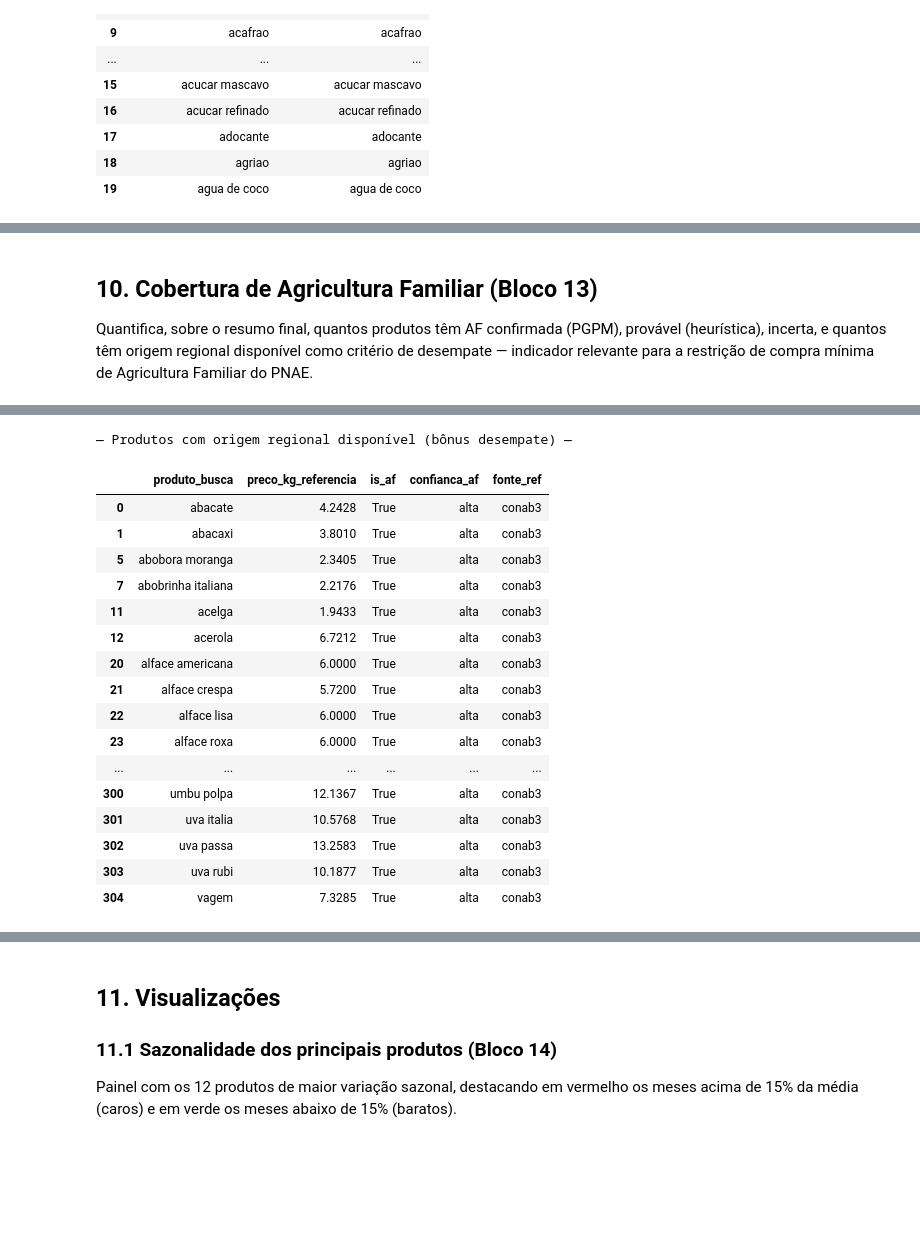
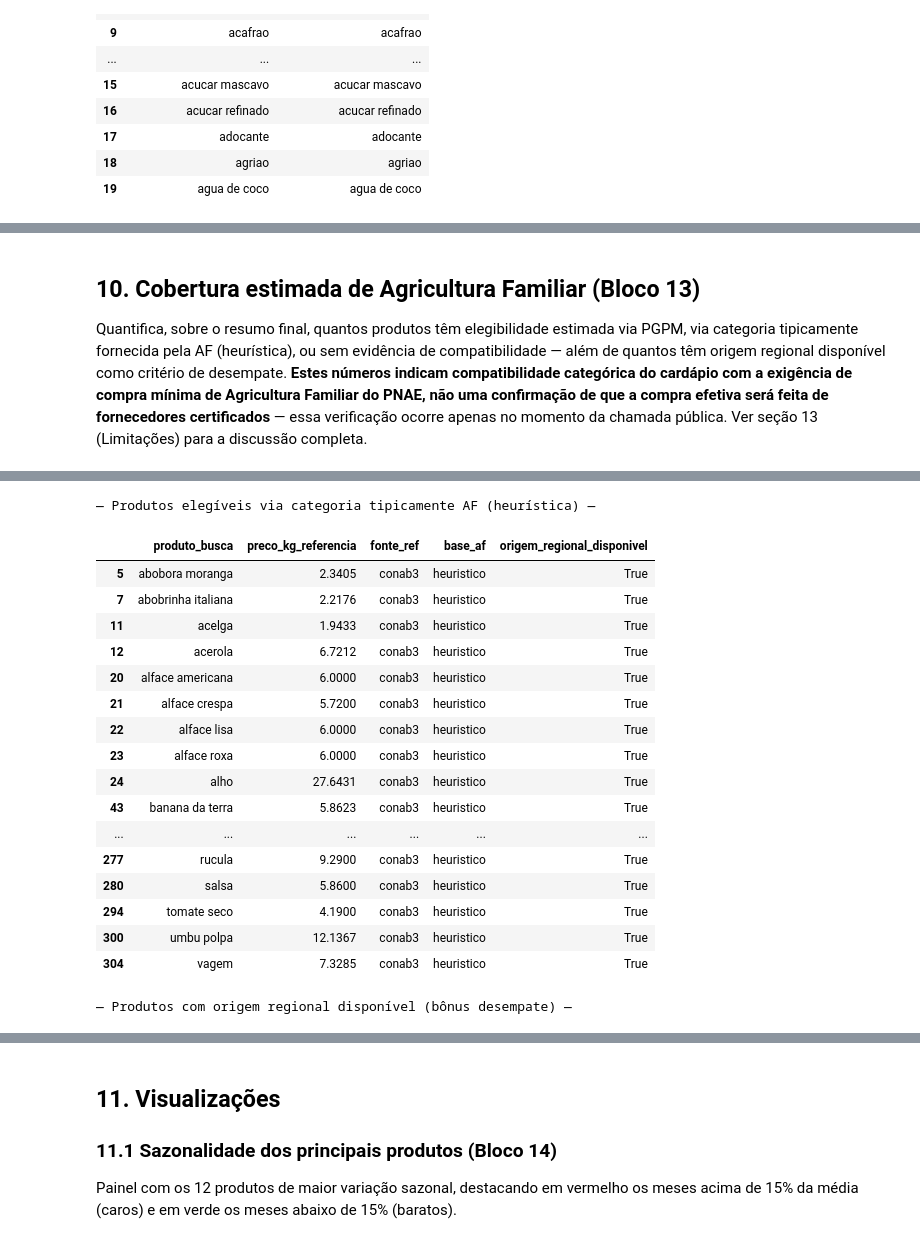
Before and after one commit to dba149/PNAE, a Jupyter notebook: otimizacao_pnae_precos_conab.ipynb, the cells around one changed output, grey strips where cells are left out. Cells and saved outputs as stored; diff of their text form; code cells hidden in the pictures; blank space fills up the shorter version.

Commit message:
Preços - ajustes de matching e detalhamentos

```diff
--- a/otimizacao_pnae_precos_conab.ipynb
+++ b/otimizacao_pnae_precos_conab.ipynb
@@ -1801,7 +1981,7 @@ if os.path.exists(PATH_PRECO_MANUAL) and len(sem_preco) > 0:
                 'preco_kg_min':               round(row['preco_kg_manual'], 4),
                 'preco_kg_max':               round(row['preco_kg_manual'], 4),
                 'is_af':                      False,          # sempre False — sem procedência verificável
-                'confianca_af':               'nao_aplicavel', # não avaliado (não é PGPM nem heurística de nome)
+                'base_af':                    'sem_procedencia_manual', # coleta avulsa, sem CONAB/PGPM/heurística
                 'origem_regional_disponivel': False,
                 'n_fontes':                   1,
                 'fontes_disponiveis':         'manual',
@@ -1827,7 +2007,7 @@ if os.path.exists(PATH_PRECO_MANUAL) and len(sem_preco) > 0:
               f"(preço fixo, sem sazonalidade).")
         print(f"  Produtos ainda sem preço após fallback manual: {len(sem_preco)}")
 
-        display(df_resumo_manual[['produto_busca', 'preco_kg_referencia', 'is_af', 'confianca_af']].head(20))
+        display(df_resumo_manual[['produto_busca', 'preco_kg_referencia', 'is_af', 'base_af']].head(20))
     else:
         print("Nenhum produto sem preço CONAB encontrado na planilha manual (revisar nomes/normalização).")
 elif not os.path.exists(PATH_PRECO_MANUAL):
@@ -1951,30 +2222,37 @@ Validação de consistência com df_resumo: OK — conjuntos idênticos.
 # %% [markdown]
 <a id="10"></a>
-## 10. Cobertura de Agricultura Familiar (Bloco 13)
+## 10. Cobertura estimada de Agricultura Familiar (Bloco 13)
 
-Quantifica, sobre o resumo final, quantos produtos têm AF confirmada (PGPM), provável (heurística), incerta, e quantos têm origem regional disponível como critério de desempate — indicador relevante para a restrição de compra mínima de Agricultura Familiar do PNAE.
+Quantifica, sobre o resumo final, quantos produtos têm elegibilidade estimada via PGPM, via categoria tipicamente fornecida pela AF (heurística), ou sem evidência de compatibilidade — além de quantos têm origem regional disponível como critério de desempate. **Estes números indicam compatibilidade categórica do cardápio com a exigência de compra mínima de Agricultura Familiar do PNAE, não uma confirmação de que a compra efetiva será feita de fornecedores certificados** — essa verificação ocorre apenas no momento da chamada pública. Ver seção 13 (Limitações) para a discussão completa.
 # %%
 # ═══════════════════════════════════════════════════════════════════════════
-# BLOCO 13 — ANÁLISE DE COBERTURA DE AGRICULTURA FAMILIAR
+# BLOCO 13 — ANÁLISE DE COBERTURA ESTIMADA DE AGRICULTURA FAMILIAR
 # ═══════════════════════════════════════════════════════════════════════════
 
-print("=== Cobertura de Agricultura Familiar no cardápio ===\n")
+print("=== Elegibilidade estimada de Agricultura Familiar no cardápio ===\n")
+print("IMPORTANTE: nenhuma fonte de preço (CONAB ou manual) identifica o perfil")
+print("do fornecedor. Os valores abaixo indicam COMPATIBILIDADE categórica do")
+print("produto com aquisição via Agricultura Familiar — não confirmação de")
+print("origem. Ver seção 13 (Limitações) para a justificativa completa.\n")
 
-total = len(df_resumo)
-af_alta    = df_resumo[(df_resumo['is_af'] == True) & (df_resumo['confianca_af'] == 'alta')]
-af_media   = df_resumo[(df_resumo['is_af'] == True) & (df_resumo['confianca_af'] == 'media')]
-nao_af     = df_resumo[df_resumo['is_af'] != True]
-regionais  = df_resumo[df_resumo['origem_regional_disponivel'] == True]
+total          = len(df_resumo)
+af_pgpm        = df_resumo[(df_resumo["is_af"] == True) & (df_resumo["base_af"] == "pgpm")]
+af_heuristico  = df_resumo[(df_resumo["is_af"] == True) & (df_resumo["base_af"] == "heuristico")]
+nao_af         = df_resumo[df_resumo["is_af"] != True]
+regionais      = df_resumo[df_resumo["origem_regional_disponivel"] == True]
 
-print(f"Total de produtos com preço:       {total}")
-print(f"AF confirmada (PGPM):              {len(af_alta):>4}  ({100*len(af_alta)/max(total,1):.1f}%)")
-print(f"AF provável (heurístico):          {len(af_media):>4}  ({100*len(af_media)/max(total,1):.1f}%)")
-print(f"AF incerta / não classificada:     {len(nao_af):>4}  ({100*len(nao_af)/max(total,1):.1f}%)")
-print(f"Com origem regional (BA+vizinhos): {len(regionais):>4}  ({100*len(regionais)/max(total,1):.1f}%)")
+print(f"Total de produtos com preço:                {total}")
+print(f"Elegível — presente no PGPM:                {len(af_pgpm):>4}  ({100*len(af_pgpm)/max(total,1):.1f}%)")
+print(f"Elegível — categoria tipicamente AF:        {len(af_heuristico):>4}  ({100*len(af_heuristico)/max(total,1):.1f}%)")
+print(f"Elegibilidade não verificável:               {len(nao_af):>4}  ({100*len(nao_af)/max(total,1):.1f}%)")
+print(f"Com origem regional (BA+vizinhos):          {len(regionais):>4}  ({100*len(regionais)/max(total,1):.1f}%)")
 
-print("\n— Produtos AF confirmada (PGPM) —")
-display(af_alta[['produto_busca', 'preco_kg_referencia', 'fonte_ref', 'confianca_af', 'origem_regional_disponivel']])
+print("\n— Produtos elegíveis via PGPM —")
+display(af_pgpm[["produto_busca", "preco_kg_referencia", "fonte_ref", "base_af", "origem_regional_disponivel"]])
+
+print("\n— Produtos elegíveis via categoria tipicamente AF (heurística) —")
+display(af_heuristico[["produto_busca", "preco_kg_referencia", "fonte_ref", "base_af", "origem_regional_disponivel"]])
 
 print("\n— Produtos com origem regional disponível (bônus desempate) —")
-display(regionais[['produto_busca', 'preco_kg_referencia', 'is_af', 'confianca_af', 'fonte_ref']])
+display(regionais[["produto_busca", "preco_kg_referencia", "is_af", "base_af", "fonte_ref"]])
 # %% [output]
@@ -2007,18 +2290,19 @@ Com origem regional (BA+vizinhos):  117  (38.1%)
-— Produtos com origem regional disponível (bônus desempate) —
+— Produtos elegíveis via categoria tipicamente AF (heurística) —
-|  | produto_busca | preco_kg_referencia | is_af | confianca_af | fonte_ref |
-| 0 | abacate | 4.2428 | True | alta | conab3 |
-| 1 | abacaxi | 3.8010 | True | alta | conab3 |
-| 5 | abobora moranga | 2.3405 | True | alta | conab3 |
-| 7 | abobrinha italiana | 2.2176 | True | alta | conab3 |
-| 11 | acelga | 1.9433 | True | alta | conab3 |
-| 12 | acerola | 6.7212 | True | alta | conab3 |
-| 20 | alface americana | 6.0000 | True | alta | conab3 |
-| 21 | alface crespa | 5.7200 | True | alta | conab3 |
-| 22 | alface lisa | 6.0000 | True | alta | conab3 |
-| 23 | alface roxa | 6.0000 | True | alta | conab3 |
+|  | produto_busca | preco_kg_referencia | fonte_ref | base_af | origem_regional_disponivel |
+| 5 | abobora moranga | 2.3405 | conab3 | heuristico | True |
+| 7 | abobrinha italiana | 2.2176 | conab3 | heuristico | True |
+| 11 | acelga | 1.9433 | conab3 | heuristico | True |
+| 12 | acerola | 6.7212 | conab3 | heuristico | True |
+| 20 | alface americana | 6.0000 | conab3 | heuristico | True |
+| 21 | alface crespa | 5.7200 | conab3 | heuristico | True |
+| 22 | alface lisa | 6.0000 | conab3 | heuristico | True |
+| 23 | alface roxa | 6.0000 | conab3 | heuristico | True |
+| 24 | alho | 27.6431 | conab3 | heuristico | True |
+| 43 | banana da terra | 5.8623 | conab3 | heuristico | True |
 | ... | ... | ... | ... | ... | ... |
-| 300 | umbu polpa | 12.1367 | True | alta | conab3 |
-| 301 | uva italia | 10.5768 | True | alta | conab3 |
-| 302 | uva passa | 13.2583 | True | alta | conab3 |
-| 303 | uva rubi | 10.1877 | True | alta | conab3 |
-| 304 | vagem | 7.3285 | True | alta | conab3 |
+| 277 | rucula | 9.2900 | conab3 | heuristico | True |
+| 280 | salsa | 5.8600 | conab3 | heuristico | True |
+| 294 | tomate seco | 4.1900 | conab3 | heuristico | True |
+| 300 | umbu polpa | 12.1367 | conab3 | heuristico | True |
+| 304 | vagem | 7.3285 | conab3 | heuristico | True |
+— Produtos com origem regional disponível (bônus desempate) —
```
Also changed, not shown: parts of 20 cells of this notebook, 1 other file.
